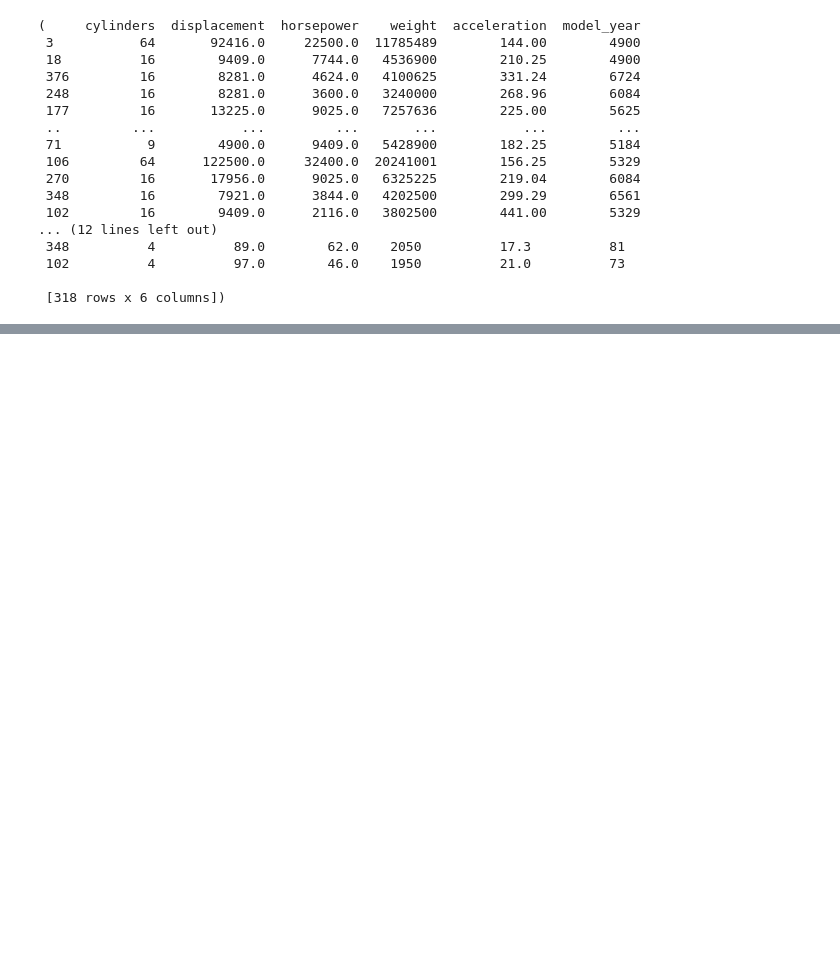
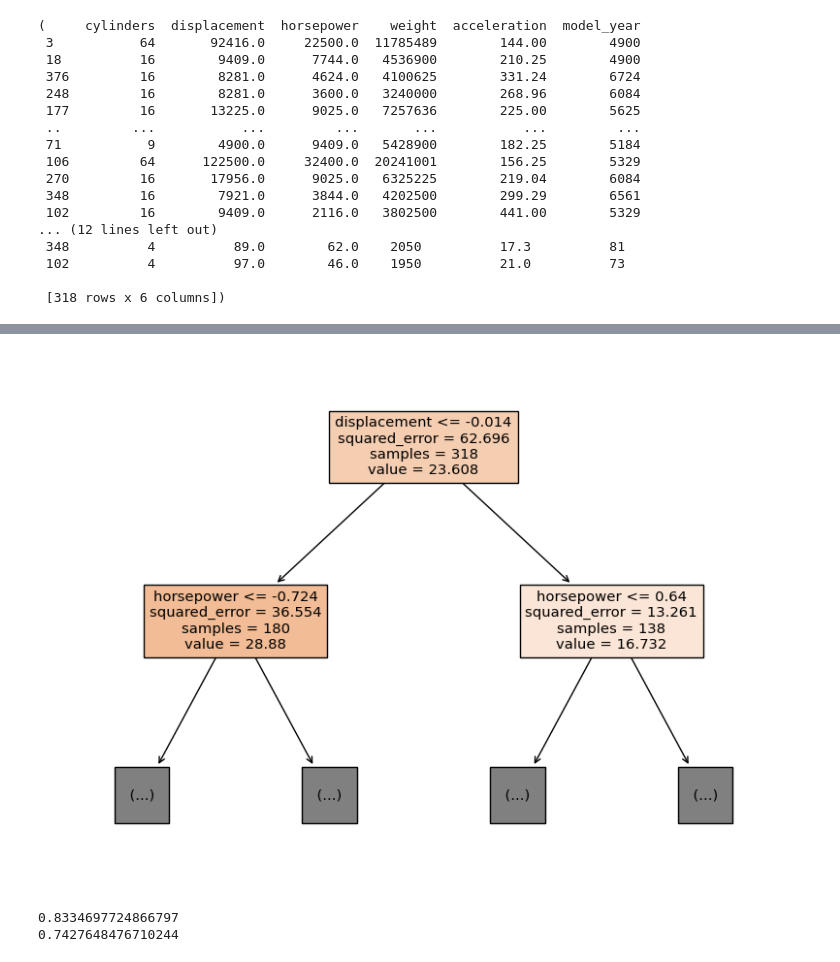
Before and after one commit to Worldofgentleken/ds_study, a Jupyter notebook: source_code/ML_mpg_Decision_tree.ipynb, the cells around one changed output, grey strips where cells are left out. Drawn from its saved outputs; the diff is of its cells as text; code cells hidden in the pictures; blank space fills up the shorter version.

```diff
--- a/source_code/ML_mpg_Decision_tree.ipynb
+++ b/source_code/ML_mpg_Decision_tree.ipynb
@@ -208,5 +234,5 @@ X_train ** 2, X_train
 # %%
-dt = DecisionTreeClassifier(random_state=42)
+dt = DecisionTreeRegressor(random_state=42)
 dt.fit(X_train_scaled, y_train)
 
 print(dt.score(X_train_scaled, y_train))
@@ -215,0 +278,16 @@ ValueError: Unknown label type: continuous. Maybe you are trying to fit a classi
+# %%
+plt.figure(figsize=(10,7))
+plot_tree(dt, max_depth=1, filled=True,
+          feature_names=['cylinders', 'displacement', 'horsepower', 'weight', 'acceleration', 'model_year'])
+plt.show()
+# %% [output]
+[figure, added]
+# %%
+dt = DecisionTreeRegressor(max_depth=3, random_state=42)
+dt.fit(X_train_scaled, y_train)
+
+print(dt.score(X_train_scaled, y_train))
+print(dt.score(X_test_scaled, y_test))
+# %% [output]
+0.8334697724866797
+0.7427648476710244
```
Also changed, not shown: parts of 27 cells of this notebook, 1 other file.
